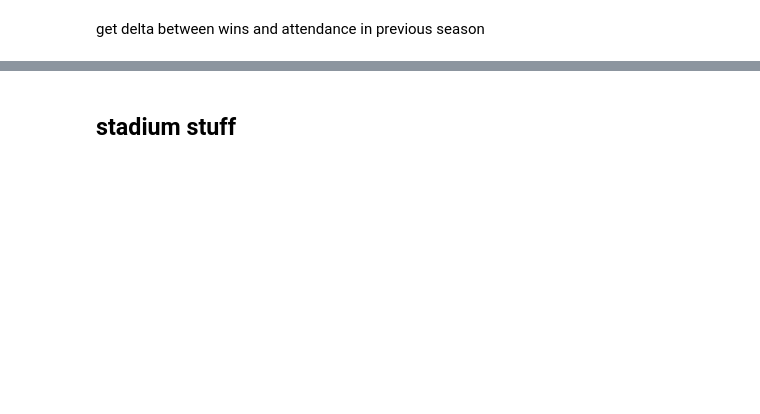
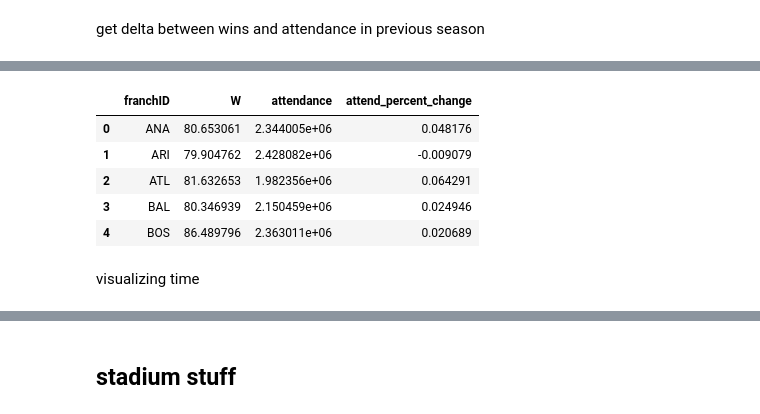
Before and after one commit to alan-flint/MLB-Visualization, a Jupyter notebook: code/rushil_historical_sandbox.ipynb, the cells around one changed output, grey strips where cells are left out. Drawn from its saved outputs; the diff is of its cells as text; code cells hidden in the pictures; blank space fills up the shorter version.

```diff
--- a/code/rushil_historical_sandbox.ipynb
+++ b/code/rushil_historical_sandbox.ipynb
@@ -158,0 +121,9 @@ active_teams_df.loc[active_teams_df.yearID == 1969]
+# %%
+mean_win_attend.head()
+# %% [output]
+|  | franchID | W | attendance | attend_percent_change |
+| 0 | ANA | 80.653061 | 2.344005e+06 | 0.048176 |
+| 1 | ARI | 79.904762 | 2.428082e+06 | -0.009079 |
+| 2 | ATL | 81.632653 | 1.982356e+06 | 0.064291 |
+| 3 | BAL | 80.346939 | 2.150459e+06 | 0.024946 |
+| 4 | BOS | 86.489796 | 2.363011e+06 | 0.020689 |
@@ -158,0 +132,2 @@ active_teams_df.loc[active_teams_df.yearID == 1969]
+# %% [markdown]
+visualizing time
```
Also changed, not shown: parts of 15 cells of this notebook.
